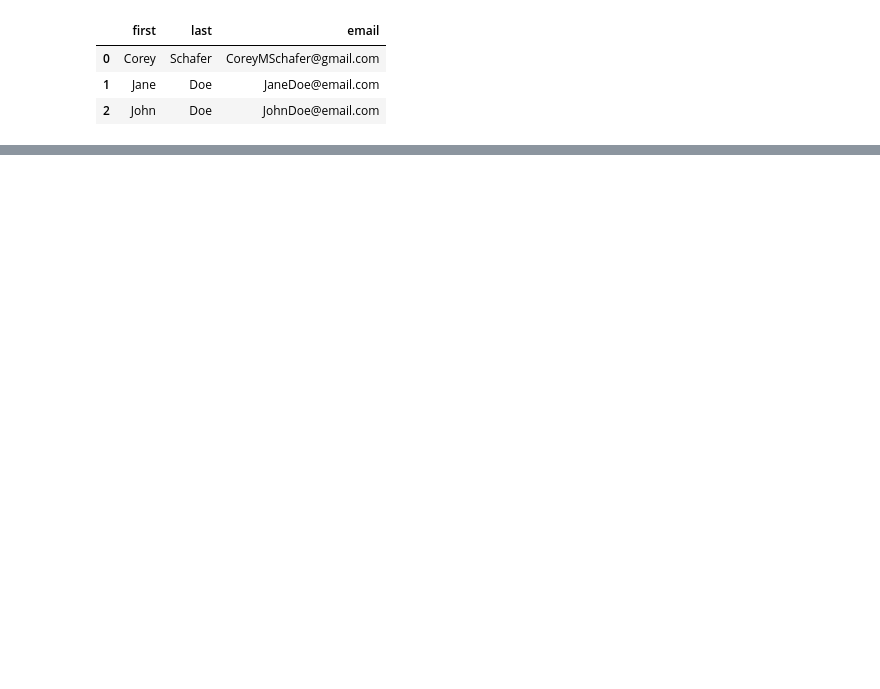
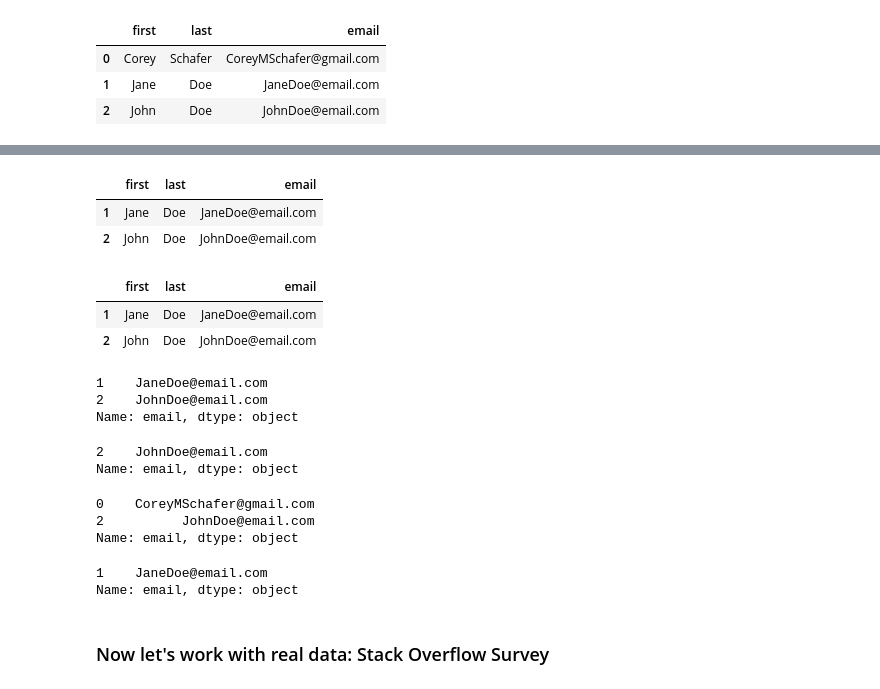
Before and after one commit to aspandyar/pandas-py, a Jupyter notebook: notebook/pd4.ipynb, the cells around one changed output, grey strips where cells are left out. Cells and saved outputs as stored; diff of their text form; code cells hidden in the pictures; blank space fills up the shorter version.

```diff
--- a/notebook/pd4.ipynb
+++ b/notebook/pd4.ipynb
@@ -17,0 +33,18 @@ df
+# %%
+df[df['last'] == 'Doe'] # this is the same as the previous line
+# %% [output]
+|  | first | last | email |
+| 1 | Jane | Doe | JaneDoe@email.com |
+| 2 | John | Doe | JohnDoe@email.com |
+# %%
+df.loc[filt] # this is the same as the previous line
+# %% [output]
+|  | first | last | email |
+| 1 | Jane | Doe | JaneDoe@email.com |
+| 2 | John | Doe | JohnDoe@email.com |
+# %%
+df.loc[df['last'] == 'Doe', 'email'] # this will return the email of the people with the last name Doe
+# %% [output]
+1    JaneDoe@email.com
+2    JohnDoe@email.com
+Name: email, dtype: object
@@ -17,0 +53,5 @@ df
+# %%
+df.loc[filt, 'email']
+# %% [output]
+2    JohnDoe@email.com
+Name: email, dtype: object
@@ -17,0 +60,13 @@ df
+# %%
+df.loc[filt, 'email']
+# %% [output]
+0    CoreyMSchafer@gmail.com
+2          JohnDoe@email.com
+Name: email, dtype: object
+# %%
+df.loc[~filt, 'email'] # tilde "~" is used to negate the filter
+# %% [output]
+1    JaneDoe@email.com
+Name: email, dtype: object
+# %% [markdown]
+### Now let's work with real data: Stack Overflow Survey
```
Also changed, not shown: parts of 15 cells of this notebook.
